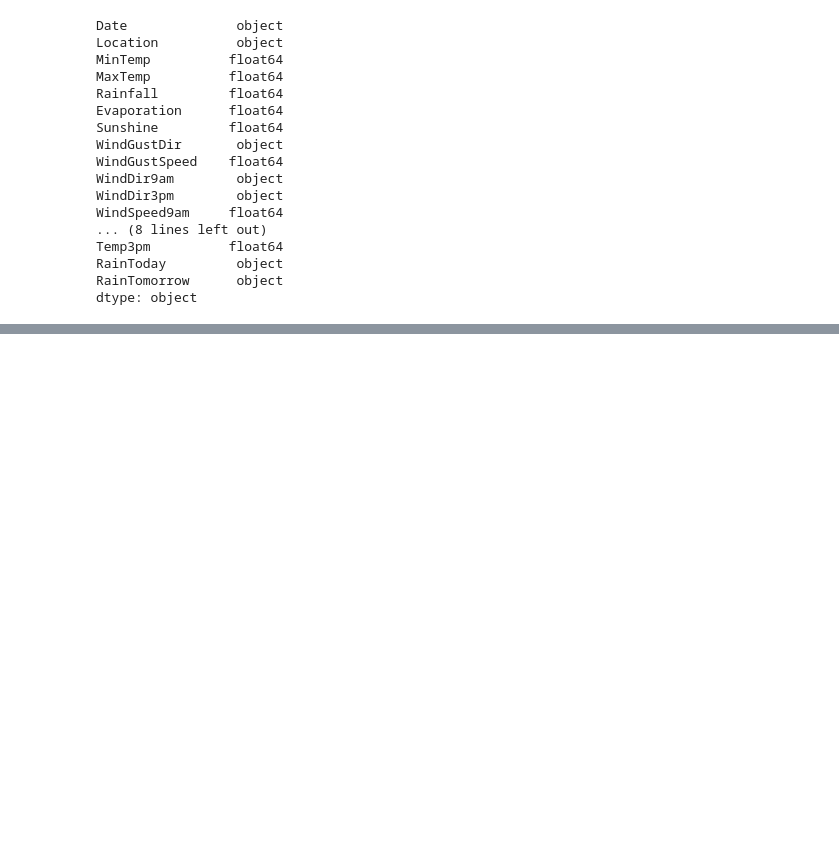
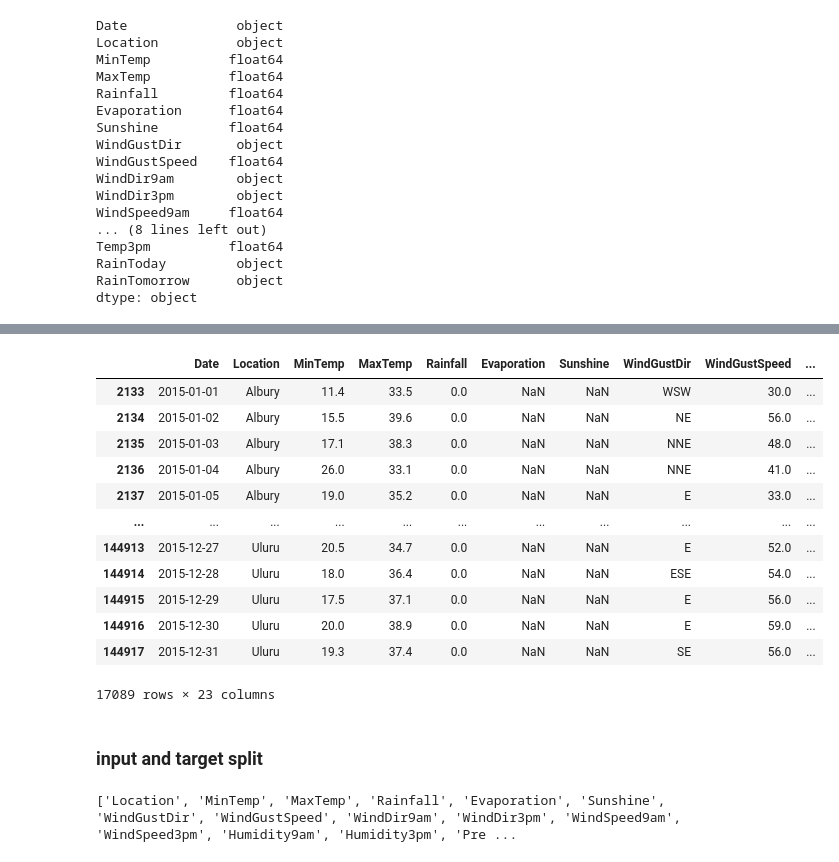
Before and after one commit to Bharat2310/ML_practice-, a Jupyter notebook: project_02/weatherInfo.ipynb, the cells around one changed output, grey strips where cells are left out. Cells and saved outputs as stored; diff of their text form; code cells hidden in the pictures; blank space fills up the shorter version.

```diff
--- a/project_02/weatherInfo.ipynb
+++ b/project_02/weatherInfo.ipynb
@@ -94,0 +151,24 @@ dtype: object
+# %%
+val_df
+# %% [output]
+|  | Date | Location | MinTemp | MaxTemp | Rainfall | Evaporation | Sunshine | WindGustDir | WindGustSpeed | ... |
+| 2133 | 2015-01-01 | Albury | 11.4 | 33.5 | 0.0 | NaN | NaN | WSW | 30.0 | ... |
+| 2134 | 2015-01-02 | Albury | 15.5 | 39.6 | 0.0 | NaN | NaN | NE | 56.0 | ... |
+| 2135 | 2015-01-03 | Albury | 17.1 | 38.3 | 0.0 | NaN | NaN | NNE | 48.0 | ... |
+| 2136 | 2015-01-04 | Albury | 26.0 | 33.1 | 0.0 | NaN | NaN | NNE | 41.0 | ... |
+| 2137 | 2015-01-05 | Albury | 19.0 | 35.2 | 0.0 | NaN | NaN | E | 33.0 | ... |
+| ... | ... | ... | ... | ... | ... | ... | ... | ... | ... | ... |
+| 144913 | 2015-12-27 | Uluru | 20.5 | 34.7 | 0.0 | NaN | NaN | E | 52.0 | ... |
+| 144914 | 2015-12-28 | Uluru | 18.0 | 36.4 | 0.0 | NaN | NaN | ESE | 54.0 | ... |
+| 144915 | 2015-12-29 | Uluru | 17.5 | 37.1 | 0.0 | NaN | NaN | E | 56.0 | ... |
+| 144916 | 2015-12-30 | Uluru | 20.0 | 38.9 | 0.0 | NaN | NaN | E | 59.0 | ... |
+| 144917 | 2015-12-31 | Uluru | 19.3 | 37.4 | 0.0 | NaN | NaN | SE | 56.0 | ... |
+17089 rows × 23 columns
+# %% [markdown]
+### input and target split
+# %%
+input_cols = list(train_df.columns)[1:-1]
+print(input_cols, " : ", len(input_cols))
+target_col = "RainTomorrow"
+# %% [output]
+['Location', 'MinTemp', 'MaxTemp', 'Rainfall', 'Evaporation', 'Sunshine', 'WindGustDir', 'WindGustSpeed', 'WindDir9am', 'WindDir3pm', 'WindSpeed9am', 'WindSpeed3pm', 'Humidity9am', 'Humidity3pm', 'Pre ...
```
Also changed, not shown: parts of 8 cells of this notebook.
